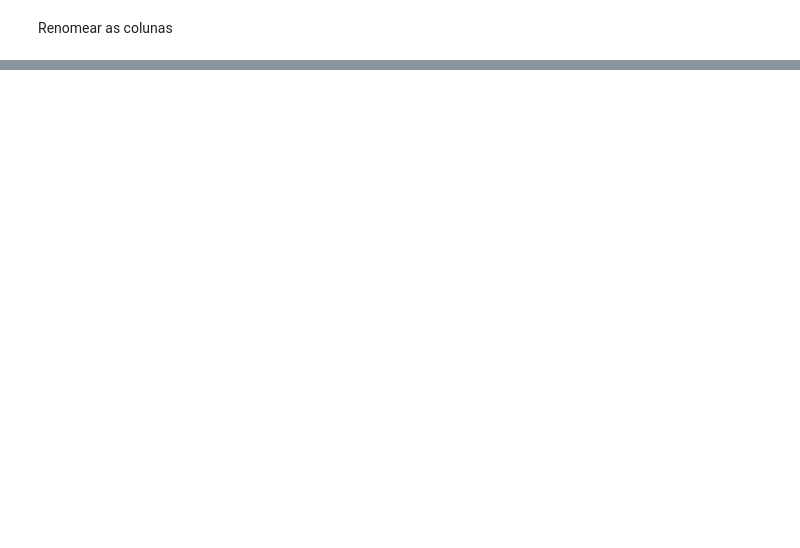
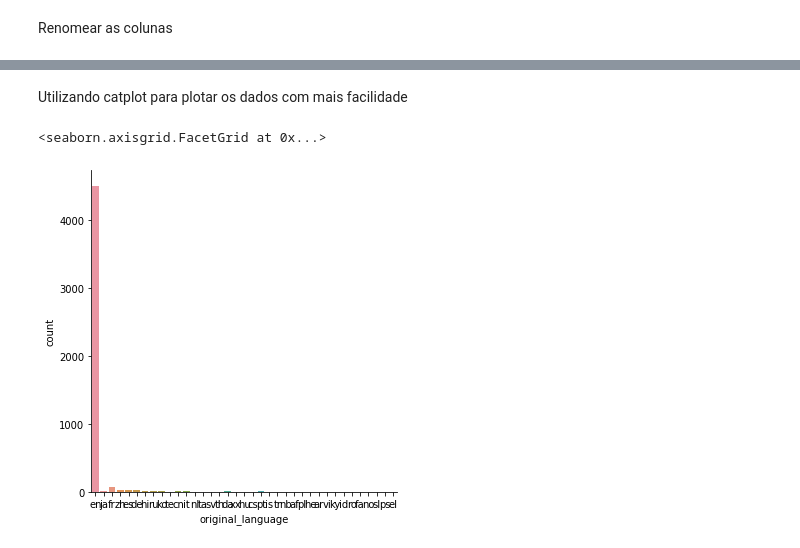
Before and after one commit to marantmir/Formacao_Data_Science, a Jupyter notebook: IntroducaoDataScience.ipynb, the cells around one changed output, grey strips where cells are left out. Drawn from its saved outputs; the diff is of its cells as text; code cells hidden in the pictures; blank space fills up the shorter version.

```diff
--- a/IntroducaoDataScience.ipynb
+++ b/IntroducaoDataScience.ipynb
@@ -354,0 +506,7 @@ contagem_de_lingua.head()
+# %% [markdown]
+Utilizando catplot para plotar os dados com mais facilidade
+# %%
+sns.catplot(x="original_language", kind="count", data=tmdb)
+# %% [output]
+<seaborn.axisgrid.FacetGrid at 0x...>
+[figure, added]
```
Also changed, not shown: parts of 46 cells of this notebook.
